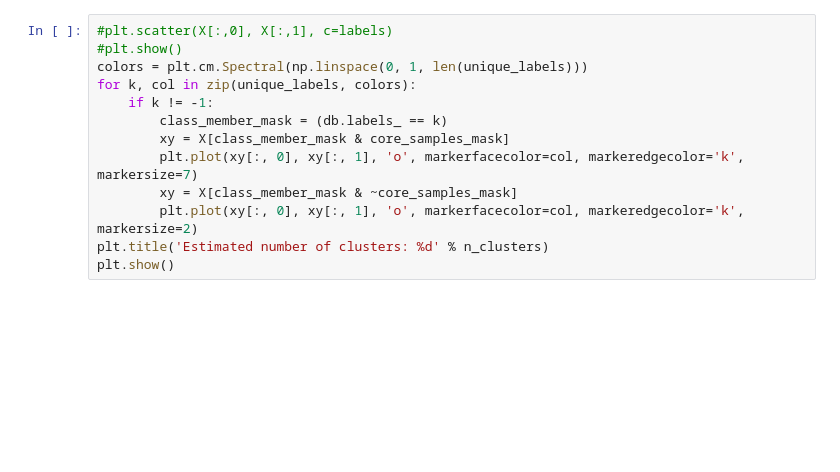
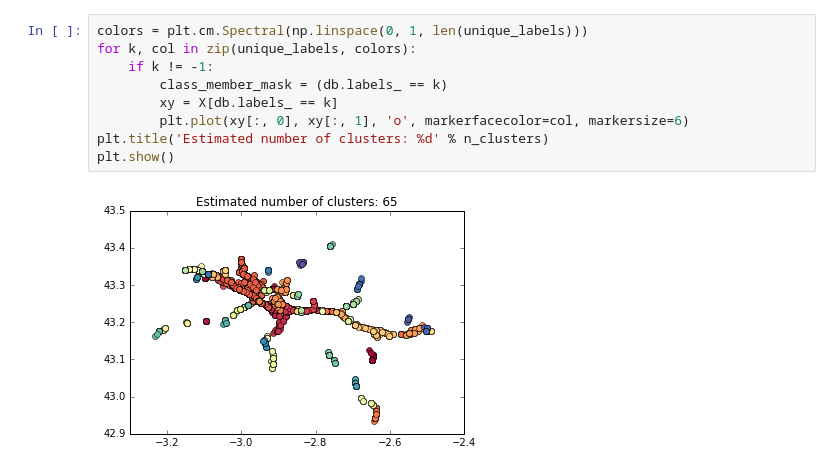
Before and after one commit to PabloLeon23/Aprendizaje-automatico, a Jupyter notebook: Sesion2/DBSCAN_accidentes.ipynb, the cells around one changed output. Saved outputs shown, nothing was run; the diff lists cells and outputs as text; blank space fills up the shorter version.

```diff
--- a/Sesion2/DBSCAN_accidentes.ipynb
+++ b/Sesion2/DBSCAN_accidentes.ipynb
@@ -72,13 +64,11 @@ Silhoutte Coefficient: 0.621
 # %%
-#plt.scatter(X[:,0], X[:,1], c=labels)
-#plt.show()
 colors = plt.cm.Spectral(np.linspace(0, 1, len(unique_labels)))
 for k, col in zip(unique_labels, colors):
     if k != -1:
         class_member_mask = (db.labels_ == k)
-        xy = X[class_member_mask & core_samples_mask]
-        plt.plot(xy[:, 0], xy[:, 1], 'o', markerfacecolor=col, markeredgecolor='k', markersize=7)
-        xy = X[class_member_mask & ~core_samples_mask]
-        plt.plot(xy[:, 0], xy[:, 1], 'o', markerfacecolor=col, markeredgecolor='k', markersize=2)
+        xy = X[db.labels_ == k]
+        plt.plot(xy[:, 0], xy[:, 1], 'o', markerfacecolor=col, markersize=6)
 plt.title('Estimated number of clusters: %d' % n_clusters)
 plt.show()
+# %% [output]
+[figure, added]
```
Also changed, not shown: parts of 5 cells of this notebook, 2 other files.
